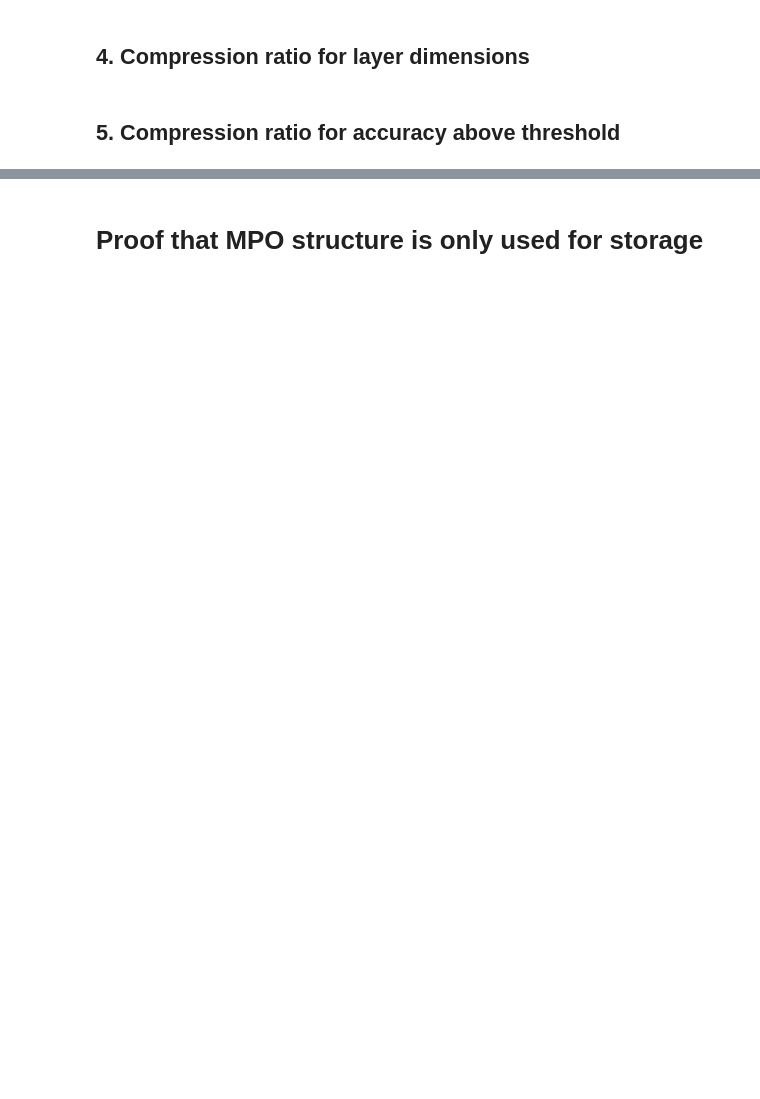
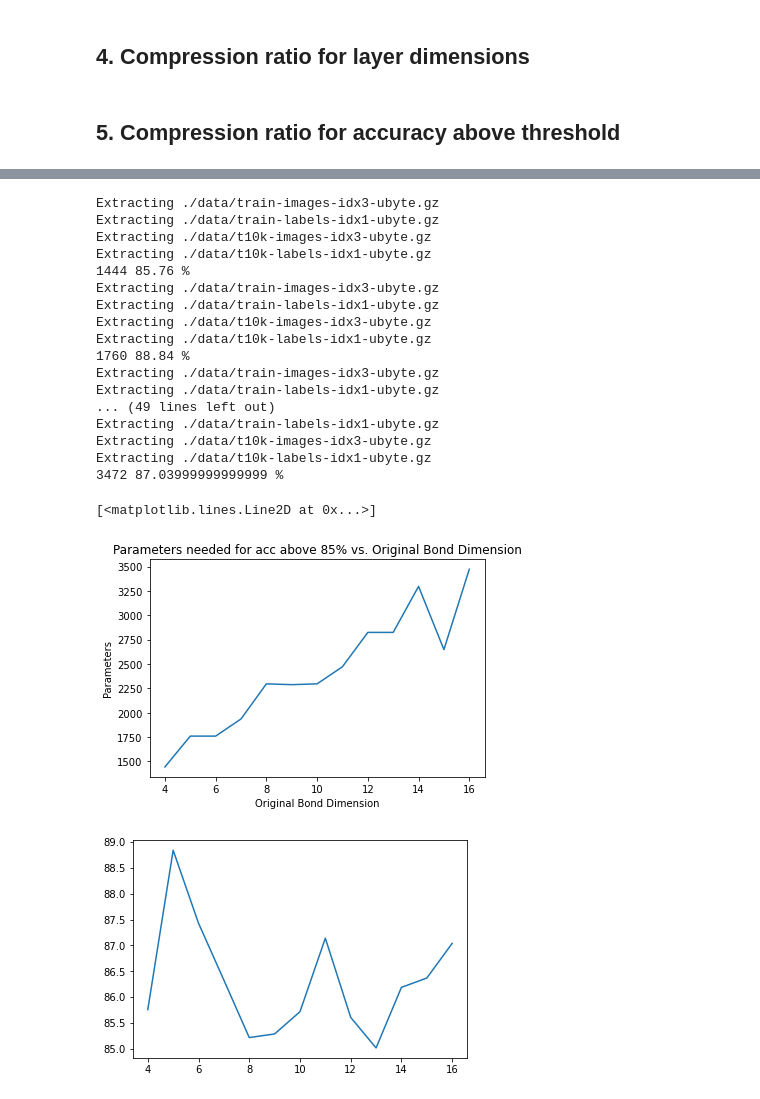
Before and after one commit to aaronleesander/DMRG-inspired-Algorithms-for-Neural-Network-Compression, a Jupyter notebook: DMRG/NN_Multi_Model.ipynb, the cells around one changed output, grey strips where cells are left out. Saved outputs shown, nothing was run; the diff lists cells and outputs as text; code cells hidden in the pictures; blank space fills up the shorter version.

```diff
--- a/DMRG/NN_Multi_Model.ipynb
+++ b/DMRG/NN_Multi_Model.ipynb
@@ -669,2 +516,0 @@ x_MPS = vector_to_left_canonical_MPS_NN(data.test.images[0], phys_dim=[4, 7, 7,
-# %% [markdown]
-# Proof that MPO structure is only used for storage
@@ -717,0 +517,57 @@ FC2_MPO(MPO_0, bias_0, MPO_1, bias_1)
+# %%
+for model in all_models:
+    compression_ratio_plot = np.array(model.compression_matrix[:])
+    acc_matrix_plot = np.array(model.acc_matrix[:])
+    compression_ratio_plot[acc_matrix_plot < threshold] = 0
+    try:
+        minval = np.min(compression_ratio_plot[np.nonzero(compression_ratio_plot)])
+        ij = np.where(compression_ratio_plot == minval)
+
+        model.best_W0 = model.compressed_MPS_0[ij[0][0]]
+        model.best_W1 = model.compressed_MPS_1[ij[1][0]]
+    except:
+        model.best_W0 = model.compressed_MPS_0[-1]
+        model.best_W1 = model.compressed_MPS_1[-1]
+# %%
+x = []
+y1 = []
+y2 = []
+for model in all_models:
+    params = calculate_params(model.best_W0) + calculate_params(model.best_W1)
+    dim_0 = [model.best_W0[0].shape[1], model.best_W0[1].shape[1], model.best_W0[2].shape[1], model.best_W0[3].shape[1]]
+    dim_1 = [model.best_W1[0].shape[1], model.best_W1[1].shape[1], model.best_W1[2].shape[1], model.best_W1[3].shape[1]]
+    MPO_0_test = open_legs(model.best_W0, model.MPO_0, bond_dim=dim_0)
+    MPO_1_test = open_legs(model.best_W1, model.MPO_1, bond_dim=dim_1)
+    acc, t = FC2(MPO_0_test, model.bias_0, MPO_1_test, model.bias_1)
+    print(params, acc, "%")
+    x.append(len(model.compressed_MPS_0))
+    y1.append(params)
+    y2.append(acc)
+plt.plot(x, y1)
+plt.xlabel("Original Bond Dimension")
+plt.ylabel("Parameters")
+plt.title("Parameters needed for acc above 85% vs. Original Bond Dimension")
+
+plt.figure()
+plt.plot(x, y2)
+# %% [output]
+Extracting ./data/train-images-idx3-ubyte.gz
+Extracting ./data/train-labels-idx1-ubyte.gz
+Extracting ./data/t10k-images-idx3-ubyte.gz
+Extracting ./data/t10k-labels-idx1-ubyte.gz
+1444 85.76 %
+Extracting ./data/train-images-idx3-ubyte.gz
+Extracting ./data/train-labels-idx1-ubyte.gz
+Extracting ./data/t10k-images-idx3-ubyte.gz
+Extracting ./data/t10k-labels-idx1-ubyte.gz
+1760 88.84 %
+Extracting ./data/train-images-idx3-ubyte.gz
+Extracting ./data/train-labels-idx1-ubyte.gz
+... (49 lines left out)
+Extracting ./data/train-labels-idx1-ubyte.gz
+Extracting ./data/t10k-images-idx3-ubyte.gz
+Extracting ./data/t10k-labels-idx1-ubyte.gz
+3472 87.03999999999999 %
+[<matplotlib.lines.Line2D at 0x...>]
+[figure, added]
+[figure, added]
```
Also changed, not shown: parts of 19 cells of this notebook, 1 other file.
